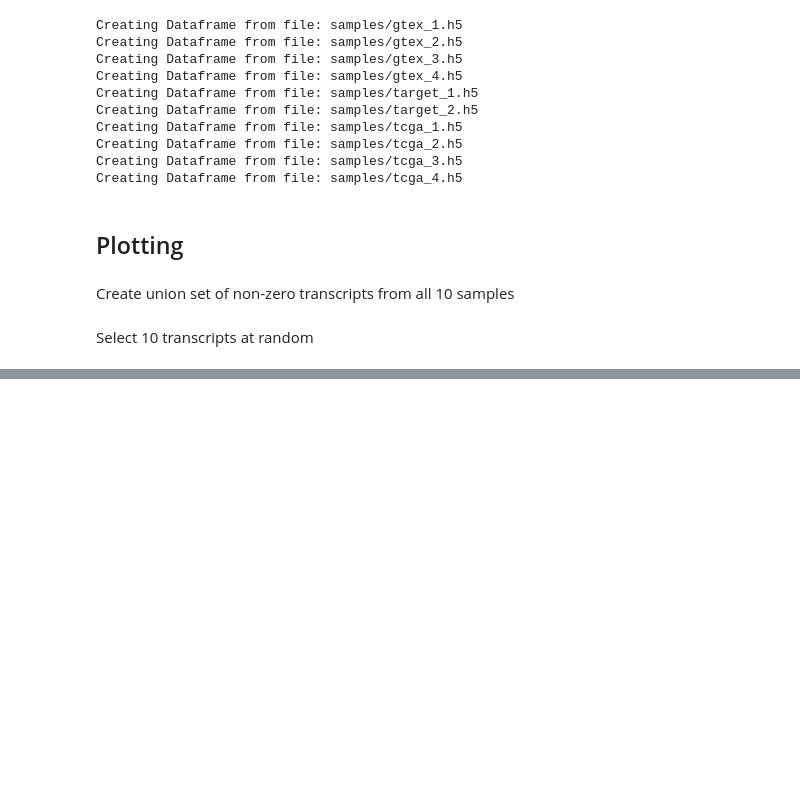
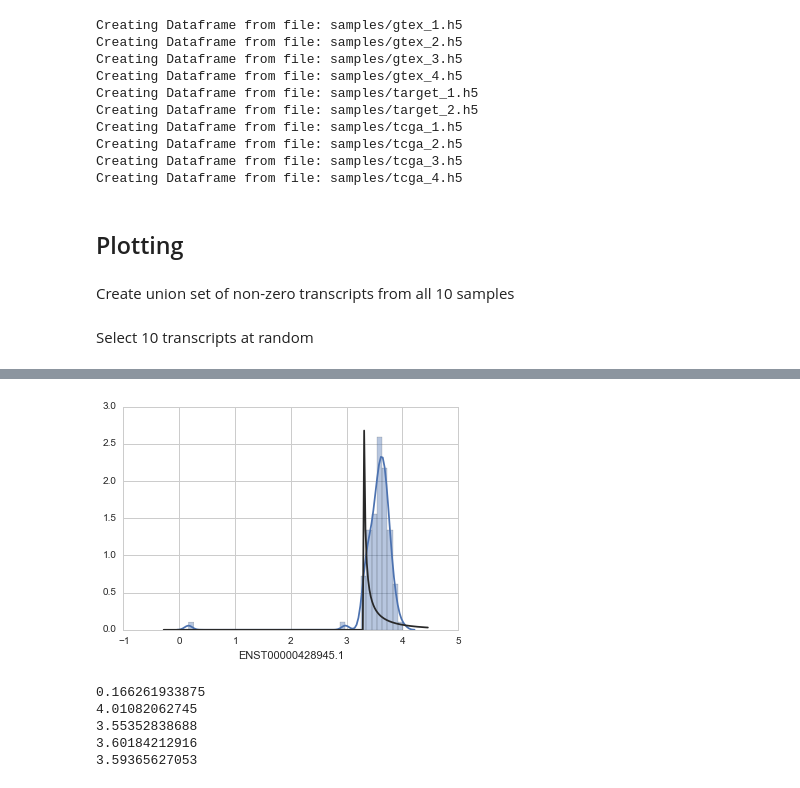
Before and after one commit to jvivian/ipython_notebooks, a Jupyter notebook: kallisto_boostraps/Kallisto Bootstraps.ipynb, the cells around one changed output, grey strips where cells are left out. Cells and saved outputs as stored; diff of their text form; code cells hidden in the pictures; blank space fills up the shorter version.

```diff
--- a/kallisto_boostraps/Kallisto Bootstraps.ipynb
+++ b/kallisto_boostraps/Kallisto Bootstraps.ipynb
@@ -265,0 +273,2 @@ plt.savefig('Distributions_set3.pdf')
+# %%
+transcript = random_set[2]
@@ -265,0 +279,17 @@ plt.savefig('Distributions_set3.pdf')
+# %%
+sns.distplot(tcga_h5['tcga_1'].loc[transcript], fit=gamma)
+plt.savefig('Gamma_example.pdf')
+# %% [output]
+[figure, added]
+# %%
+print(min(tcga_h5['tcga_1'].loc[transcript]))
+print(max(tcga_h5['tcga_1'].loc[transcript]))
+print(np.mean(tcga_h5['tcga_1'].loc[transcript]))
+print(np.median(tcga_h5['tcga_1'].loc[transcript]))
+print(tcga_h5['tcga_1'].loc[transcript].est_counts)
+# %% [output]
+0.166261933875
+4.01082062745
+3.55352838688
+3.60184212916
+3.59365627053
```
Also changed, not shown: parts of 6 cells of this notebook.
